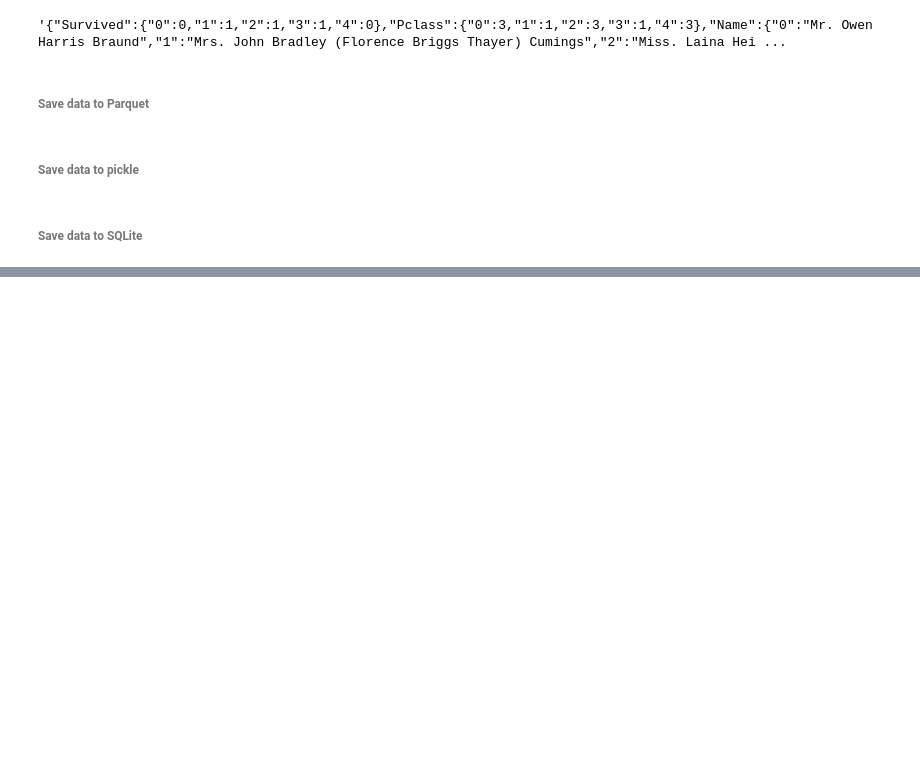
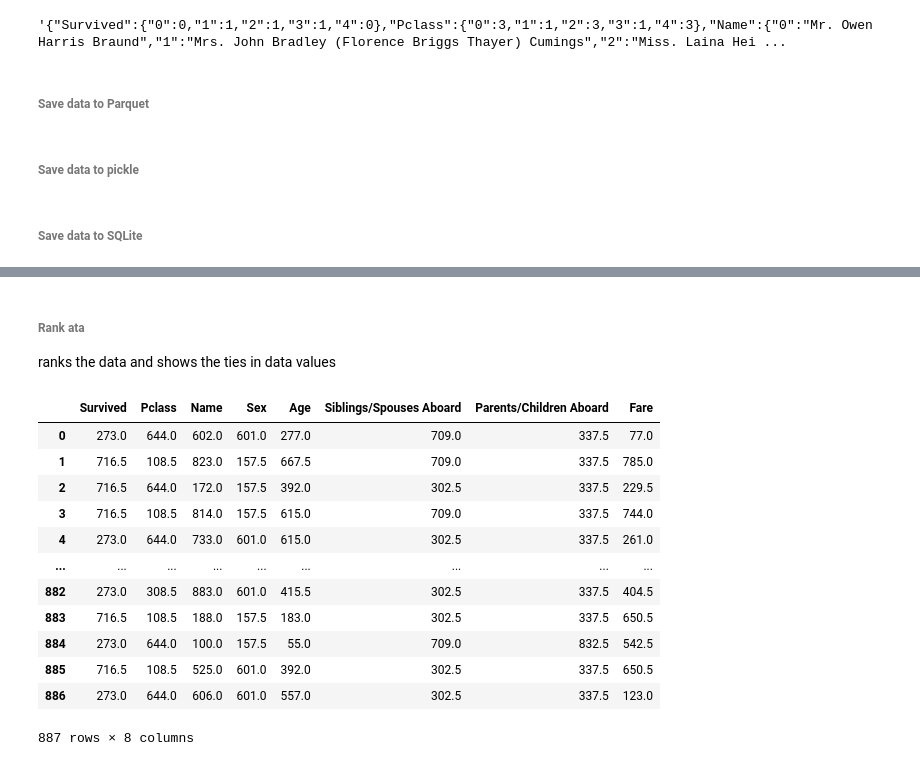
Before and after one commit to SammyOngaya/data2ml, a Jupyter notebook: pandas-function.ipynb, the cells around one changed output, grey strips where cells are left out. Saved outputs shown, nothing was run; the diff lists cells and outputs as text; code cells hidden in the pictures; blank space fills up the shorter version.

```diff
--- a/pandas-function.ipynb
+++ b/pandas-function.ipynb
@@ -157,0 +933,19 @@ json_exchange_rate.to_sql('exchange_rate_sqlite_data', engine, chunksize=100)
+# %% [markdown]
+###### Rank ata
+ranks the data and shows the ties in data values
+# %%
+titanic_df.rank()
+# %% [output]
+|  | Survived | Pclass | Name | Sex | Age | Siblings/Spouses Aboard | Parents/Children Aboard | Fare |
+| 0 | 273.0 | 644.0 | 602.0 | 601.0 | 277.0 | 709.0 | 337.5 | 77.0 |
+| 1 | 716.5 | 108.5 | 823.0 | 157.5 | 667.5 | 709.0 | 337.5 | 785.0 |
+| 2 | 716.5 | 644.0 | 172.0 | 157.5 | 392.0 | 302.5 | 337.5 | 229.5 |
+| 3 | 716.5 | 108.5 | 814.0 | 157.5 | 615.0 | 709.0 | 337.5 | 744.0 |
+| 4 | 273.0 | 644.0 | 733.0 | 601.0 | 615.0 | 302.5 | 337.5 | 261.0 |
+| ... | ... | ... | ... | ... | ... | ... | ... | ... |
+| 882 | 273.0 | 308.5 | 883.0 | 601.0 | 415.5 | 302.5 | 337.5 | 404.5 |
+| 883 | 716.5 | 108.5 | 188.0 | 157.5 | 183.0 | 302.5 | 337.5 | 650.5 |
+| 884 | 273.0 | 644.0 | 100.0 | 157.5 | 55.0 | 709.0 | 832.5 | 542.5 |
+| 885 | 716.5 | 108.5 | 525.0 | 601.0 | 392.0 | 302.5 | 337.5 | 650.5 |
+| 886 | 273.0 | 644.0 | 606.0 | 601.0 | 557.0 | 302.5 | 337.5 | 123.0 |
+887 rows × 8 columns
```
Also changed, not shown: parts of 121 cells of this notebook.
